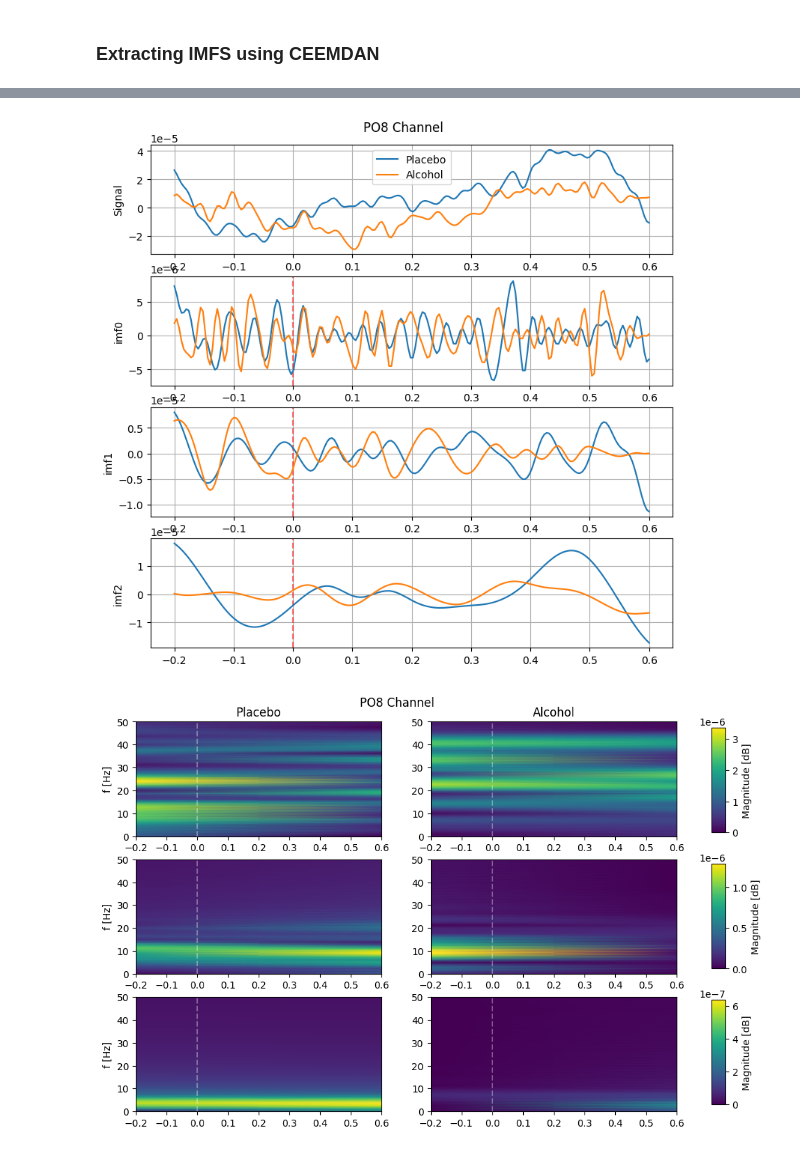
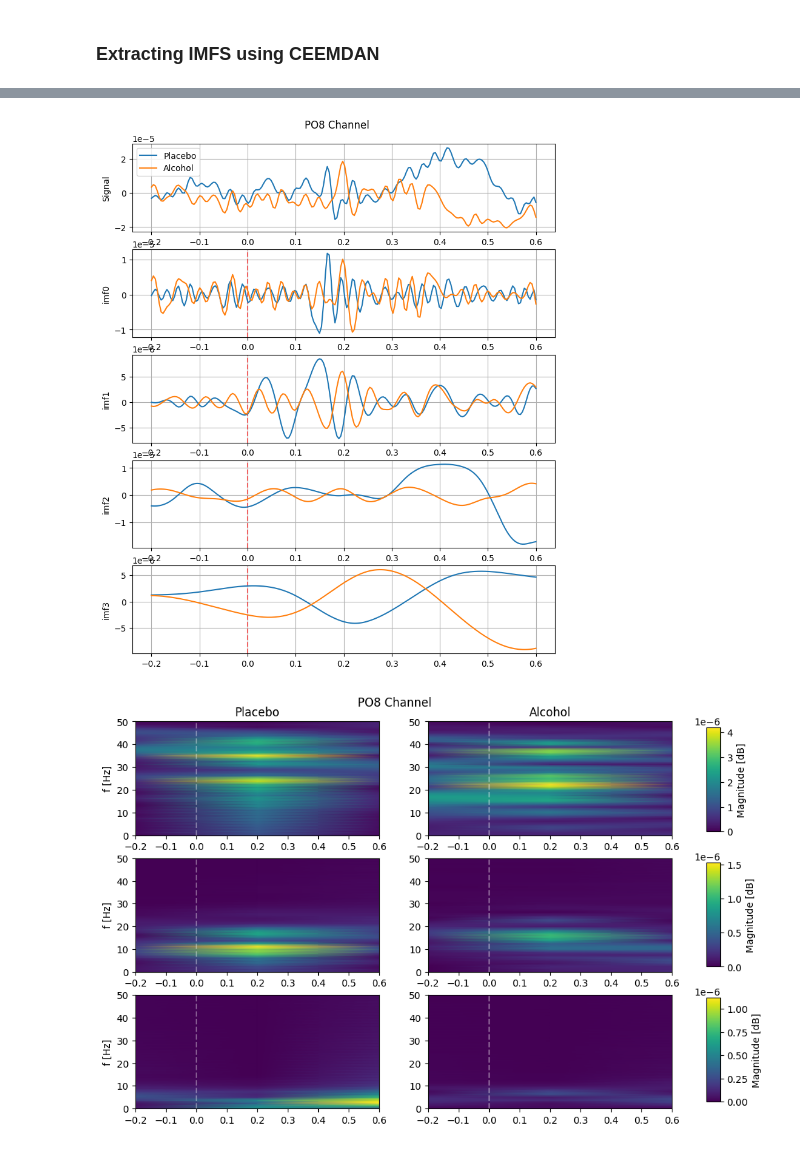
Before and after one commit to sunnivaf/TTK7-project1, a Jupyter notebook: EEG_v2.ipynb, the cells around one changed output, grey strips where cells are left out. Cells and saved outputs as stored; diff of their text form; code cells hidden in the pictures.

Commit message:
Generated som IMFs for 4 epochs for P018

```diff
--- a/EEG_v2.ipynb
+++ b/EEG_v2.ipynb
@@ -6,12 +6,12 @@ mne.set_log_level('error')
 import matplotlib.pyplot as plt
 from functions_v2 import *
 # %%
-subject = "P019"
+subject = "P018"
 run = "005"
 data_dir = f"./{subject}/"
 ica_path =  f"./ICA/{subject}"
 
-epoch = 1
+epoch = 3
 
 # Placebo
 p_id_placebo = f"sub-{subject}_ses-S001_task-Default_run-{run}"
@@ -214,13 +226,14 @@ plot_imfs(a_cimfs0, t, a_d0)
 # plot_imfs(p_cimfs1, t, p_d1)
 # plot_imfs(a_cimfs1, t, a_d1)
 # %%
-plot_imfs_together(p_cimfs0, a_cimfs0, t, p_d0, a_d0, [0, 1, 2], channel=channels[0])
+plot_imfs_together(p_cimfs0, a_cimfs0, t, p_d0, a_d0, [0, 1, 2, 3], channel=channels[0])
 # %% [output]
-[figure, old version]
+[figure, new version]
 # %%
-plot_stft_imfs(sample_rate, p_cimfs0, a_cimfs0, t, p_d0, a_d0, [0, 1, 2], [0, 1, 2], channels[0])
+plot_stft_imfs(sample_rate, p_cimfs0, a_cimfs0, t, p_d0, a_d0, [0, 1, 2], [0, 1, 2], channels[0],
+               nperseg=200, noverlap=100)
 # %% [output]
-[figure, old version]
+[figure, new version]
 # %%
 plot_imfs(p_cimfs1, t, p_d1)
 plot_imfs(a_cimfs1, t, a_d1)
```
Also changed, not shown: parts of 7 cells of this notebook, 16 other files.
